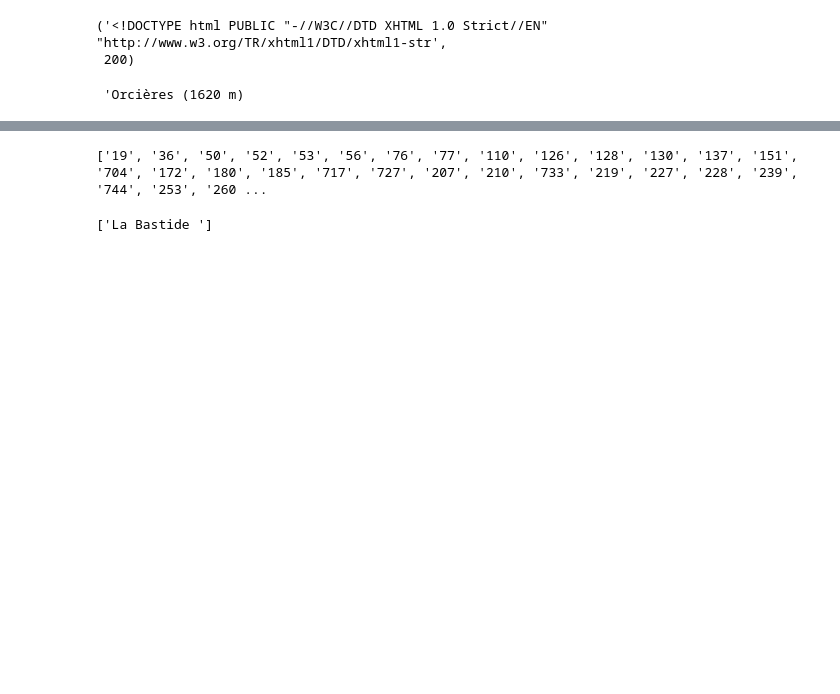
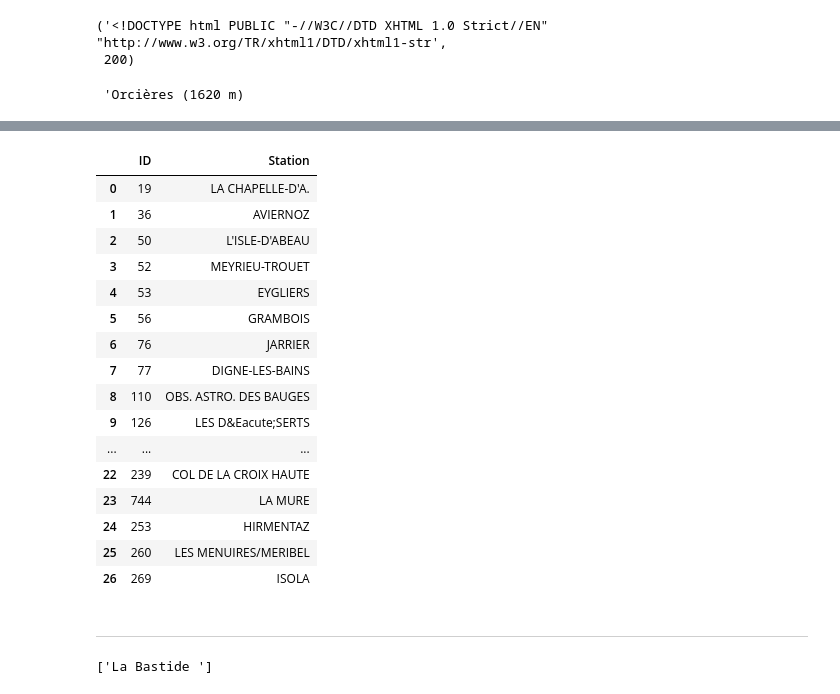
Before and after one commit to macbuse/ROMMA, a Jupyter notebook: romma_again.ipynb, the cells around one changed output, grey strips where cells are left out. Saved outputs shown, nothing was run; the diff lists cells and outputs as text; code cells hidden in the pictures; blank space fills up the shorter version.

```diff
--- a/romma_again.ipynb
+++ b/romma_again.ipynb
@@ -132,17 +140,44 @@ print(stations_txt[:20])
 # %%
+import pandas as pd
+
 pp_dropped = re.compile('id=(\d+)')
 found = pp_dropped.findall(r.text)
 
 from collections import Counter
 # Step 1: Count the occurrences of each element
 counts = Counter(found)
 
 # Step 2: Filter out elements whose count is NOT equal to 3
-not_threes = [element for element, count in counts.items() if count != 3]
+# convert to int so it plays well with ststation_ids
+not_threes = [int(element) for element, count in counts.items() if count != 3]
 
-print(not_threes)
+
+id2name = dict(zip(station_ids,station_names))
+dd = [ (_,id2name[_]) for _ in not_threes if _ in id2name]
+
+df= pd.DataFrame(dd,
+                  columns=['ID', 'Station', ])
+df
 # %% [output]
-['19', '36', '50', '52', '53', '56', '76', '77', '110', '126', '128', '130', '137', '151', '704', '172', '180', '185', '717', '727', '207', '210', '733', '219', '227', '228', '239', '744', '253', '260 ...
+|  | ID | Station |
+| 0 | 19 | LA CHAPELLE-D'A. |
+| 1 | 36 | AVIERNOZ |
+| 2 | 50 | L'ISLE-D'ABEAU |
+| 3 | 52 | MEYRIEU-TROUET |
+| 4 | 53 | EYGLIERS |
+| 5 | 56 | GRAMBOIS |
+| 6 | 76 | JARRIER |
+| 7 | 77 | DIGNE-LES-BAINS |
+| 8 | 110 | OBS. ASTRO. DES BAUGES |
+| 9 | 126 | LES D&Eacute;SERTS |
+| ... | ... | ... |
+| 22 | 239 | COL DE LA CROIX HAUTE |
+| 23 | 744 | LA MURE |
+| 24 | 253 | HIRMENTAZ |
+| 25 | 260 | LES MENUIRES/MERIBEL |
+| 26 | 269 | ISOLA |
+# %% [markdown]
+---
 # %%
 # 1. Parse and Filter Data
 # Regular expression to extract station name, altitude, and temperature
```
Also changed, not shown: parts of 3 cells of this notebook, 4 other files.
